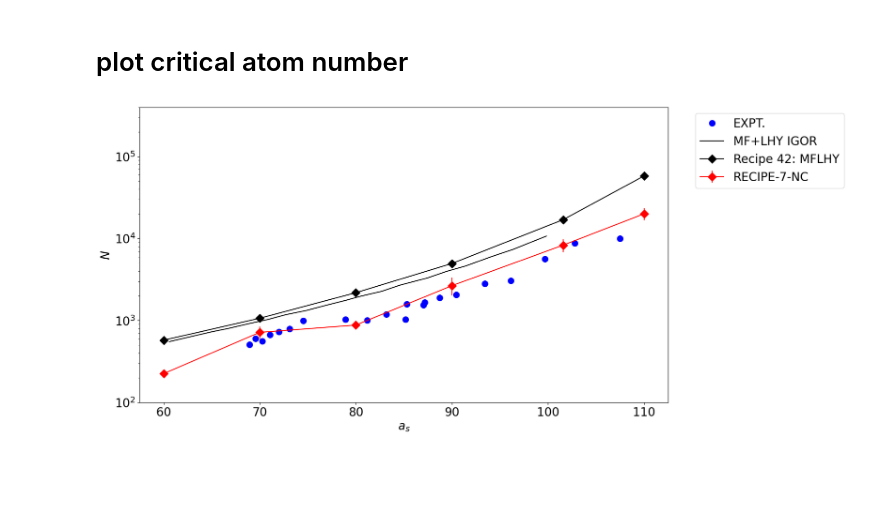
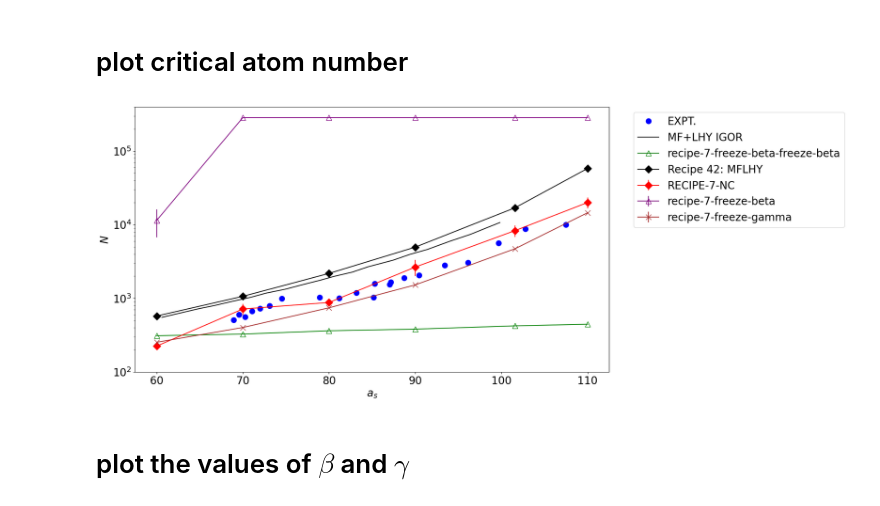
Before and after one commit to viktorcikojevic/dipolar-droplets, a Jupyter notebook: analyze-density-range.ipynb, the cells around one changed output. Drawn from its saved outputs; the diff is of its cells as text; code cells hidden in the pictures; blank space fills up the shorter version.

Commit message:
added new approaches

```diff
--- a/analyze-density-range.ipynb
+++ b/analyze-density-range.ipynb
@@ -161,6 +141,7 @@ plt.tight_layout()
 # %% [markdown]
 # plot critical atom number
 # %%
+
 
 plt.figure(figsize=(16, 9))
 
@@ -188,41 +169,81 @@ nc = data[:,1]
 nc_std = data[:,2]
 plt.errorbar(sclen, nc, yerr=nc_std, label="RECIPE-7-NC", color='red', ls='-', marker='D', markersize=10)
 
+# # same, but for recipe 8
+# data = np.loadtxt("./results/critical-atom-numbers/recipe-8-nc/functionals_E_N_average_std.dat")
+# sclen = data[:,0]
+# nc = data[:,1]
+# nc_std = data[:,2]
+# # plot the green error bars, but with the line, with non filled markers
+# plt.errorbar(sclen, nc, yerr=nc_std, label="RECIPE-8-NC", color='green', ls='-', marker='^', markersize=10, markerfacecolor='none')
+
+
 # same, but for recipe 8
-data = np.loadtxt("./results/critical-atom-numbers/recipe-8-nc/functionals_E_N_average_std.dat")
+# data = np.loadtxt("./results/critical-atom-numbers/recipe-8-nc-approach-2/functionals_E_N_average_std.dat")
+# sclen = data[:,0]
+# nc = data[:,1]
+# nc_std = data[:,2]
+# # plot the green error bars, but with the line, with non filled markers
+# plt.errorbar(sclen, nc, yerr=nc_std, label="recipe-8-nc-approach-2", color='purple', ls='-', marker='^', markersize=10, markerfacecolor='none')
+
+
+
+data = np.loadtxt("./results/critical-atom-numbers/recipe-7-freeze-beta/functionals_E_N_average_std.dat")
 sclen = data[:,0]
 nc = data[:,1]
 nc_std = data[:,2]
 # plot the green error bars, but with the line, with non filled markers
-# plt.errorbar(sclen, nc, yerr=nc_std, label="RECIPE-8-NC", color='green', ls='-', marker='^', markersize=10, markerfacecolor='none')
+plt.errorbar(sclen, nc, yerr=nc_std, label="recipe-7-freeze-beta", color='purple', ls='-', marker='^', markersize=10, markerfacecolor='none')
+
+
+data = np.loadtxt("./results/critical-atom-numbers/recipe-7-freeze-gamma/functionals_E_N_average_std.dat")
+sclen = data[:,0]
+nc = data[:,1]
+nc_std = data[:,2]
+# plot the green error bars, but with the line, with non filled markers
+plt.errorbar(sclen, nc, yerr=nc_std, label="recipe-7-freeze-gamma", color='brown', ls='-', marker='x', markersize=10, markerfacecolor='none')
+
+
+data = np.loadtxt("results/critical-atom-numbers/recipe-7-freeze-beta-freeze-gamma/functionals_E_N.dat")
+sclen = data[:,0]
+nc = data[:,1]
+# sort the data by sclen
+sclen, nc = zip(*sorted(zip(sclen, nc)))
+# plot the green error bars, but with the line, with non filled markers
+plt.plot(sclen, nc, label="recipe-7-freeze-beta-freeze-beta", color='green', ls='-', marker='^', markersize=10, markerfacecolor='none')
+
+
 
 
 # Open the output file for writing
 # data = np.loadtxt("results/critical-atom-numbers/recipe-7-nc/functionals_E_N_2nd_approach.dat")
 # # the header is as follows: a_s <n_c>  err(n_c)  <beta>  err(beta) <gamma>  \n"). Read the data and plot
 # sclen = data[:,0]
 # nc = data[:,1]
 # nc_std = data[:,2]
 # plt.errorbar(sclen, nc, yerr=nc_std, label="RECIPE-7-NC-2ND-APPROACH", color='green', ls='-', marker='o', markersize=10)
 
 data = np.loadtxt("./results/critical-atom-numbers/recipe-42-nc/functionals_E_N.dat")
 sclen = data[:,0]
 nc = data[:,1]
 plt.plot(sclen, nc, label="Recipe 42: MFLHY", color='black', marker='D', ls='-', markersize=10)
 
 
+
 plt.xlabel(r'$a_s$', fontsize=20)
 plt.ylabel(r'$N$', fontsize=20)
 plt.legend(loc = "best", bbox_to_anchor=(1.04, 1), fontsize=20)
 
 
 plt.yscale('log')
 plt.ylim(100, 400000)
 plt.xticks(fontsize=20)
 plt.yticks(fontsize=20)
 
 # Save the figure into plots folder
 plt.savefig(f"plots/critical-atom-number.pdf", bbox_inches='tight', dpi=300)
 plt.savefig(f"plots/critical-atom-number.png", bbox_inches='tight', dpi=300)
 # %% [output]
-[figure, old version]
+[figure, new version]
+# %% [markdown]
+# plot the values of $\beta$ and $\gamma$
```
Also changed, not shown: parts of 10 cells of this notebook, 11 other files.
